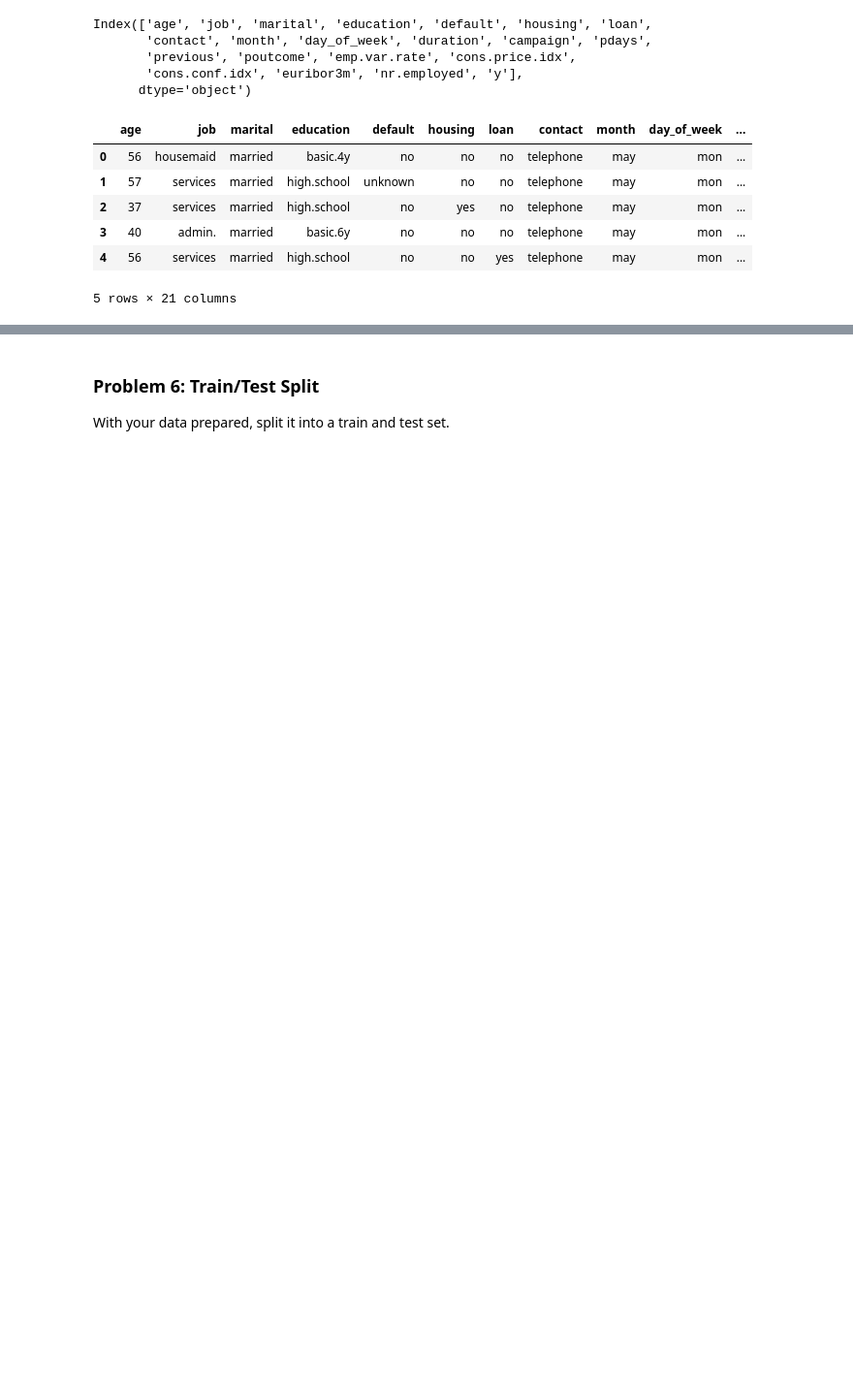
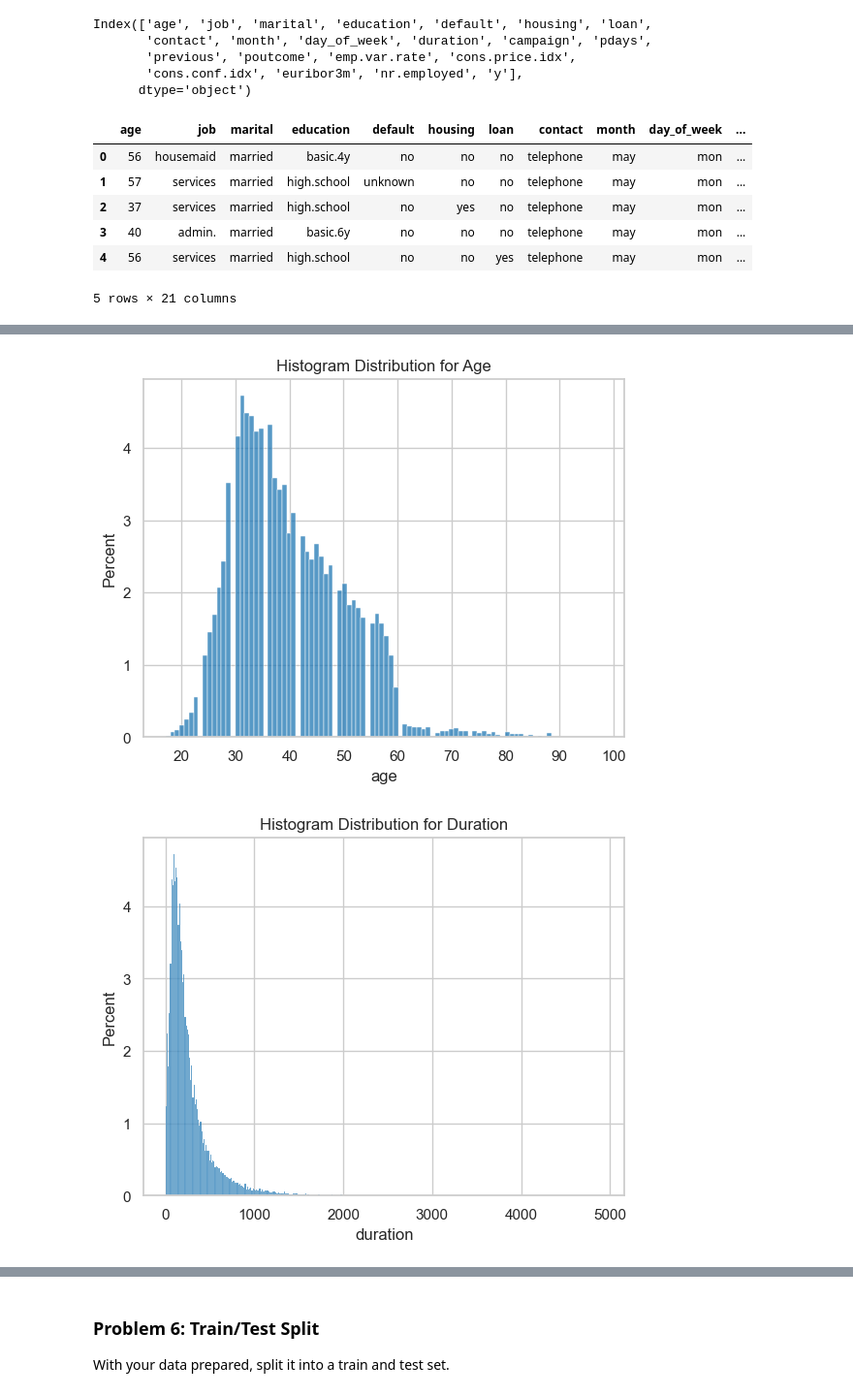
Before and after one commit to rosschu/placeholder3, a Jupyter notebook: banks.ipynb, the cells around one changed output, grey strips where cells are left out. Shown at 97% size. Drawn from its saved outputs; the diff is of its cells as text; code cells hidden in the pictures; blank space fills up the shorter version.

```diff
--- a/banks.ipynb
+++ b/banks.ipynb
@@ -21,2 +15,11 @@ import pandas as pd
+# %%
+# Environment: base (Python 3.13.5) opt/anaconda3/bin/python
+import pandas as pd
+import numpy as np
+
+import matplotlib.pyplot as plt
+import seaborn as sns
+sns.set_theme(style="whitegrid")
+sns.set_palette("tab10")
 # %%
 df = pd.read_csv('data/bank-additional-full.csv', sep = ';')
@@ -85,0 +112,3 @@ Output variable (desired target):
+# %%
+numeric_cols = ['age','duration','campaign','pdays','previous','emp.var.rate','cons.price.idx','cons.conf.idx','euribor3m','nr.employed']
+categ_cols = ['job','marital','education','default','housing','loan','contact','month','day_of_week','poutcome']
@@ -85,0 +177,2 @@ Output variable (desired target):
+# %%
+df = pd.read_csv('data/cleaned_data.csv')
@@ -85,0 +204,17 @@ Output variable (desired target):
+# %%
+# Histograms for numeric columns
+for col in numeric_cols:
+    q1,q99 = df[col].quantile([0.01,0.99])
+    sample = df[(df[col] >= q1) & (df[col] <= q99)]
+
+    if col == 'pdays':
+        sample = sample[sample['pdays'] != 0]
+
+    plt.close('all')
+    sns.histplot(data=df, x=col, stat='percent')
+    plt.title(f'Histogram Distribution for {col.replace('_', ' ').title()}')
+    plt.savefig(f'output/hist_{col}.png')
+    plt.show()
+# %% [output]
+[figure, added]
+[figure, added]
```
Also changed, not shown: parts of 43 cells of this notebook, 21 other files.
